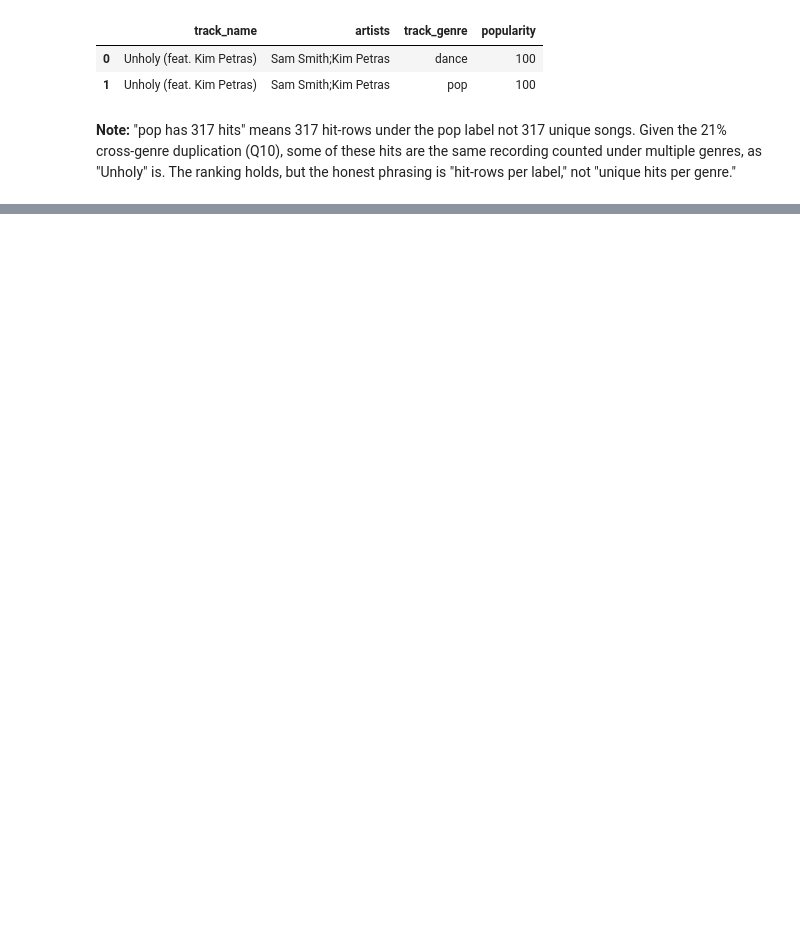
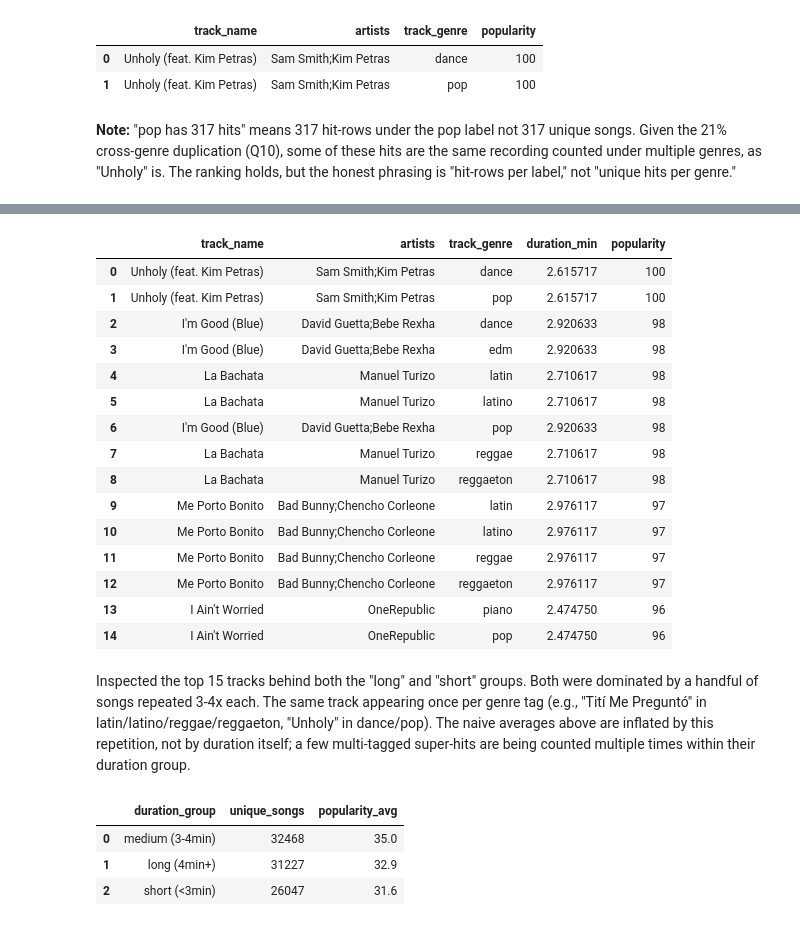
Before and after one commit to eleanablandin/spotify-hit-predictor, a Jupyter notebook: notebooks/02_sql_queries.ipynb, the cells around one changed output, grey strips where cells are left out. Saved outputs shown, nothing was run; the diff lists cells and outputs as text; code cells hidden in the pictures; blank space fills up the shorter version.

```diff
--- a/notebooks/02_sql_queries.ipynb
+++ b/notebooks/02_sql_queries.ipynb
@@ -287,0 +355,71 @@ label," not "unique hits per genre."
+# %%
+query = """
+SELECT
+  track_name,
+  artists,
+  track_genre,
+  duration_ms / 60000.0 AS duration_min,
+  popularity
+FROM tracks
+WHERE duration_ms < 180000
+ORDER BY popularity DESC
+LIMIT 15
+"""
+
+pd.read_sql(query, conn)
+# %% [output]
+|  | track_name | artists | track_genre | duration_min | popularity |
+| 0 | Unholy (feat. Kim Petras) | Sam Smith;Kim Petras | dance | 2.615717 | 100 |
+| 1 | Unholy (feat. Kim Petras) | Sam Smith;Kim Petras | pop | 2.615717 | 100 |
+| 2 | I'm Good (Blue) | David Guetta;Bebe Rexha | dance | 2.920633 | 98 |
+| 3 | I'm Good (Blue) | David Guetta;Bebe Rexha | edm | 2.920633 | 98 |
+| 4 | La Bachata | Manuel Turizo | latin | 2.710617 | 98 |
+| 5 | La Bachata | Manuel Turizo | latino | 2.710617 | 98 |
+| 6 | I'm Good (Blue) | David Guetta;Bebe Rexha | pop | 2.920633 | 98 |
+| 7 | La Bachata | Manuel Turizo | reggae | 2.710617 | 98 |
+| 8 | La Bachata | Manuel Turizo | reggaeton | 2.710617 | 98 |
+| 9 | Me Porto Bonito | Bad Bunny;Chencho Corleone | latin | 2.976117 | 97 |
+| 10 | Me Porto Bonito | Bad Bunny;Chencho Corleone | latino | 2.976117 | 97 |
+| 11 | Me Porto Bonito | Bad Bunny;Chencho Corleone | reggae | 2.976117 | 97 |
+| 12 | Me Porto Bonito | Bad Bunny;Chencho Corleone | reggaeton | 2.976117 | 97 |
+| 13 | I Ain't Worried | OneRepublic | piano | 2.474750 | 96 |
+| 14 | I Ain't Worried | OneRepublic | pop | 2.474750 | 96 |
+# %% [markdown]
+Inspected the top 15 tracks behind both the "long" and
+"short" groups. Both were dominated by a handful of songs repeated 3-4x
+each. The same track appearing once per genre tag (e.g., "Tití Me
+Preguntó" in latin/latino/reggae/reggaeton, "Unholy" in dance/pop). The
+naive averages above are inflated by this repetition, not by duration
+itself; a few multi-tagged super-hits are being counted multiple times
+within their duration group.
+# %%
+query = """
+SELECT
+  CASE
+    WHEN duration_ms < 180000 THEN 'short (<3min)'
+    WHEN duration_ms < 240000 THEN 'medium (3-4min)'
+    ELSE 'long (4min+)'
+  END AS duration_group,
+  COUNT(*) AS unique_songs,
+  ROUND(AVG(popularity), 1) AS popularity_avg
+FROM (
+  SELECT DISTINCT track_id, duration_ms, popularity
+  FROM tracks
+) AS unique_tracks
+GROUP BY
+  CASE
+    WHEN duration_ms < 180000 THEN 'short (<3min)'
+    WHEN duration_ms < 240000 THEN 'medium (3-4min)'
+    ELSE 'long (4min+)'
+  END
+ORDER BY popularity_avg DESC
+
+"""
+
+
+pd.read_sql(query, conn)
+# %% [output]
+|  | duration_group | unique_songs | popularity_avg |
+| 0 | medium (3-4min) | 32468 | 35.0 |
+| 1 | long (4min+) | 31227 | 32.9 |
+| 2 | short (<3min) | 26047 | 31.6 |
```
Also changed, not shown: parts of 20 cells of this notebook.
